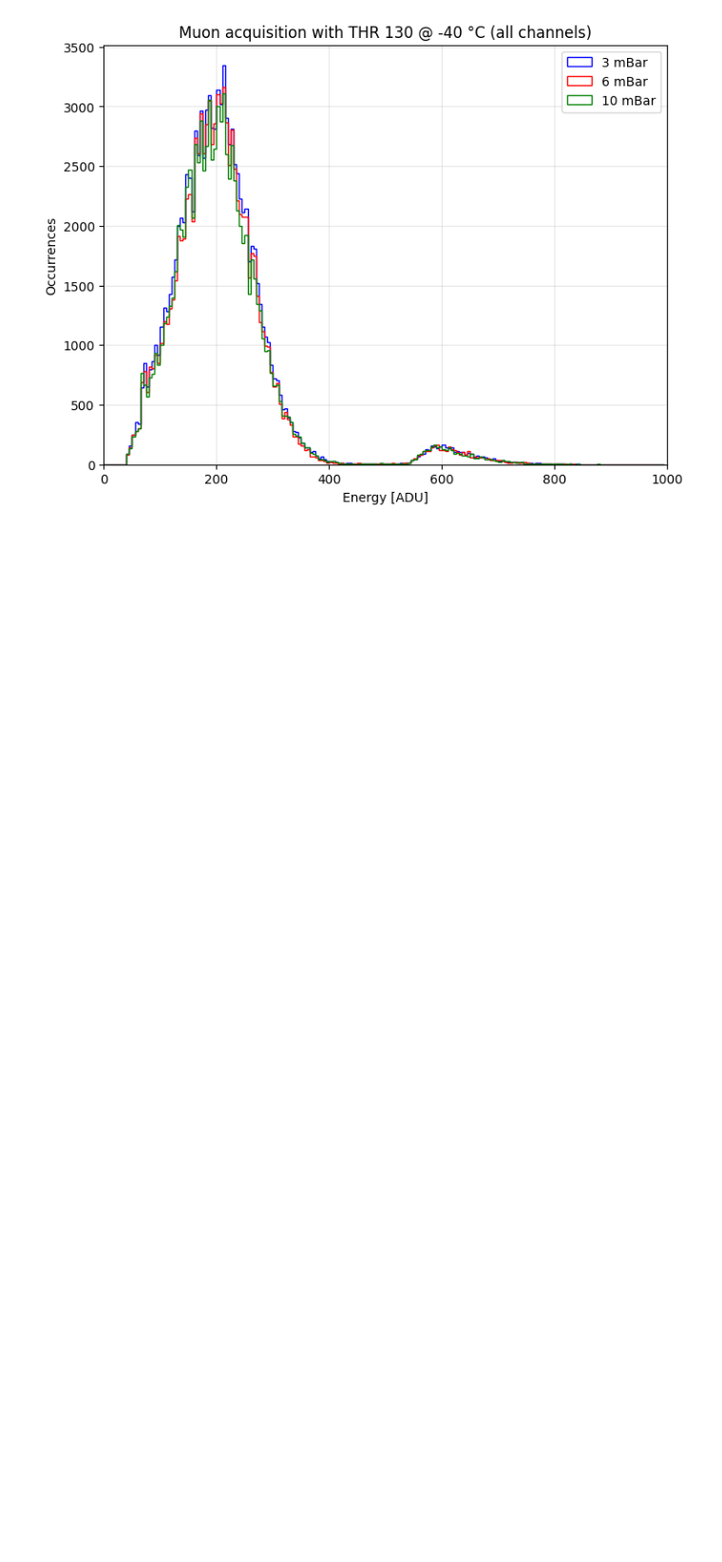
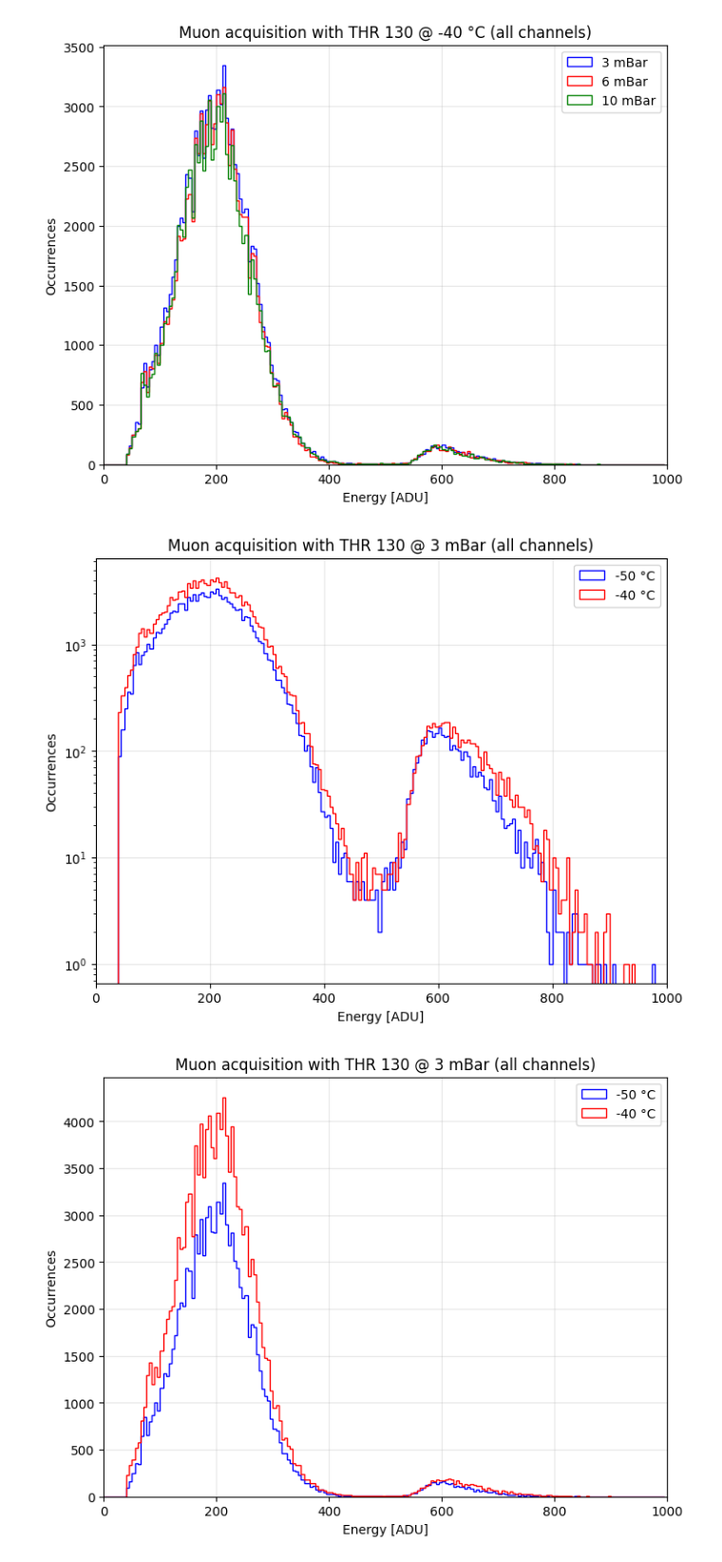
Before and after one commit to microlab-unibg/GAPS_TVAC_module_029_test, a Jupyter notebook: muons.ipynb, the cells around one changed output. Shown at 95% size. Drawn from its saved outputs; the diff is of its cells as text; code cells hidden in the pictures; blank space fills up the shorter version.

```diff
--- a/muons.ipynb
+++ b/muons.ipynb
@@ -369,3 +377,62 @@ plt.show()
 # %% [output]
 [figure]
 [figure]
+# %%
+# Comparsion between -50C and -40C at 3 mBar
+
+events_allch_m50_3mbar = read_data("events_allch_m50_3mbar", cache_folder)
+events_allch_m40_3mbar = read_data("events_allch_m40_3mbar", cache_folder)
+
+plt.clf()
+plt.hist(
+    events_allch_m50_3mbar,
+    bins=range(0, 1000, 5),
+    edgecolor="blue",
+    label="-50 °C",
+    fc="None",
+    histtype=u"step",
+)
+plt.hist(
+    events_allch_m40_3mbar,
+    bins=range(0, 1000, 5),
+    edgecolor="red",
+    label="-40 °C",
+    fc="None",
+    histtype=u"step",
+)
+plt.xlim([0, 1000])
+plt.xlabel("Energy [ADU]")
+plt.ylabel("Occurrences")
+plt.title("Muon acquisition with THR 130 @ 3 mBar (all channels)")
+plt.legend(loc="upper right")
+plt.grid(alpha=0.3)
+plt.yscale("log")
+plt.show()
+
+plt.clf()
+plt.hist(
+    events_allch_m50_3mbar,
+    bins=range(0, 1000, 5),
+    edgecolor="blue",
+    label="-50 °C",
+    fc="None",
+    histtype=u"step",
+)
+plt.hist(
+    events_allch_m40_3mbar,
+    bins=range(0, 1000, 5),
+    edgecolor="red",
+    label="-40 °C",
+    fc="None",
+    histtype=u"step",
+)
+plt.xlim([0, 1000])
+plt.xlabel("Energy [ADU]")
+plt.ylabel("Occurrences")
+plt.title("Muon acquisition with THR 130 @ 3 mBar (all channels)")
+plt.legend(loc="upper right")
+plt.grid(alpha=0.3)
+plt.show()
+# %% [output]
+[figure, added]
+[figure, added]
```
Also changed, not shown: parts of 4 cells of this notebook, 1 other file.
